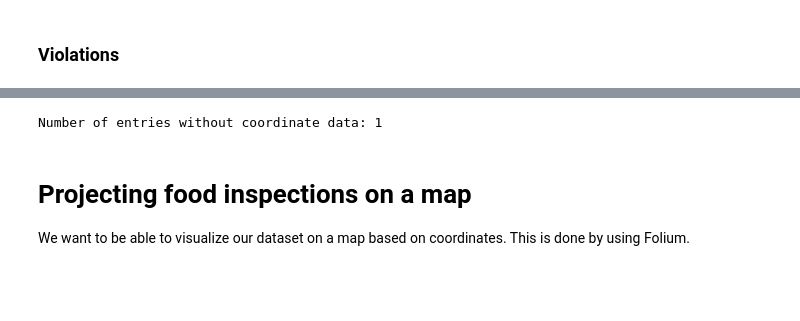
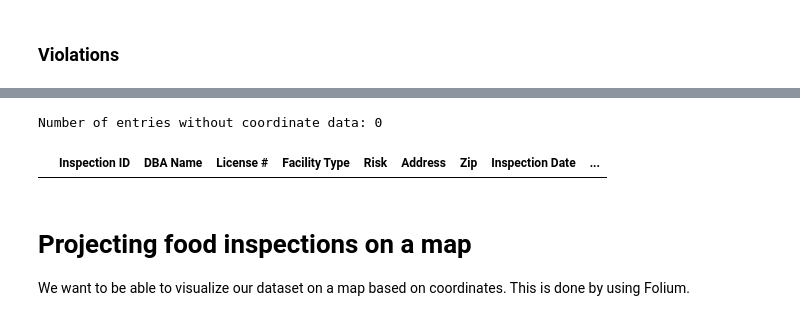
Before and after one commit to pcanas/ada-project-oejp, a Jupyter notebook: proj-notebook.ipynb, the cells around one changed output, grey strips where cells are left out. Cells and saved outputs as stored; diff of their text form; code cells hidden in the pictures; blank space fills up the shorter version.

```diff
--- a/proj-notebook.ipynb
+++ b/proj-notebook.ipynb
@@ -140,7 +140,7 @@ geocode = RateLimiter(locator.geocode, min_delay_seconds=1)
 lats = pd.Series(index=data_wo_latlong.index)
 longs = pd.Series(index=data_wo_latlong.index)
 for name, address in list(zip(data_wo_latlong.index, data_wo_latlong['Address'])):
-    if location == "":
+    if address == "":
         continue
     location = geocode(address + ", Chicago, United States")
     if location is not None:
@@ -174,7 +155,9 @@ Did not find location for address: 9513 S RIDGELAND AVE STE 3E
 # %%
 print("Number of entries without coordinate data: " + str(len(data[data["Latitude"].apply(pd.isnull)])))
+data[data["Latitude"].apply(pd.isnull)]
 # %% [output]
-Number of entries without coordinate data: 1
+Number of entries without coordinate data: 0
+|  | Inspection ID | DBA Name | License # | Facility Type | Risk | Address | Zip | Inspection Date | ... |
 # %% [markdown]
 # Projecting food inspections on a map
 We want to be able to visualize our dataset on a map based on coordinates. This is done by using Folium.
```
Also changed, not shown: parts of 13 cells of this notebook.
